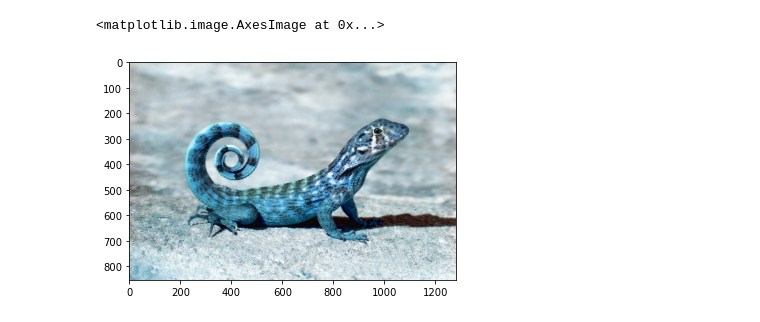
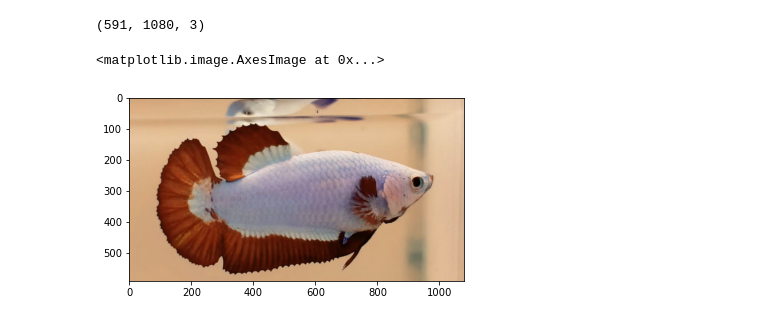
Before and after one commit to Ahmadahsana/latihanPython, a Jupyter notebook: latihan_OpenCV.ipynb, the cells around one changed output. Saved outputs shown, nothing was run; the diff lists cells and outputs as text; code cells hidden in the pictures.

```diff
--- a/latihan_OpenCV.ipynb
+++ b/latihan_OpenCV.ipynb
@@ -5,4 +5,4 @@ import matplotlib.pyplot as plt
 # %%
 import cv2
 # %%
-img = cv2.imread('gambar/2.jpg')
+gambar = cv2.imread('gambar/3.jpg')
@@ -33,5 +29,9 @@ array([[[204, 202, 202],
+# %%
+gambar.shape
+# %% [output]
+(591, 1080, 3)
 # %%
-plt.imshow(img)
+plt.imshow(gambar)
 # %% [output]
 <matplotlib.image.AxesImage at 0x...>
-[figure, old version]
+[figure, new version]
```
Also changed, not shown: parts of 11 cells of this notebook.
